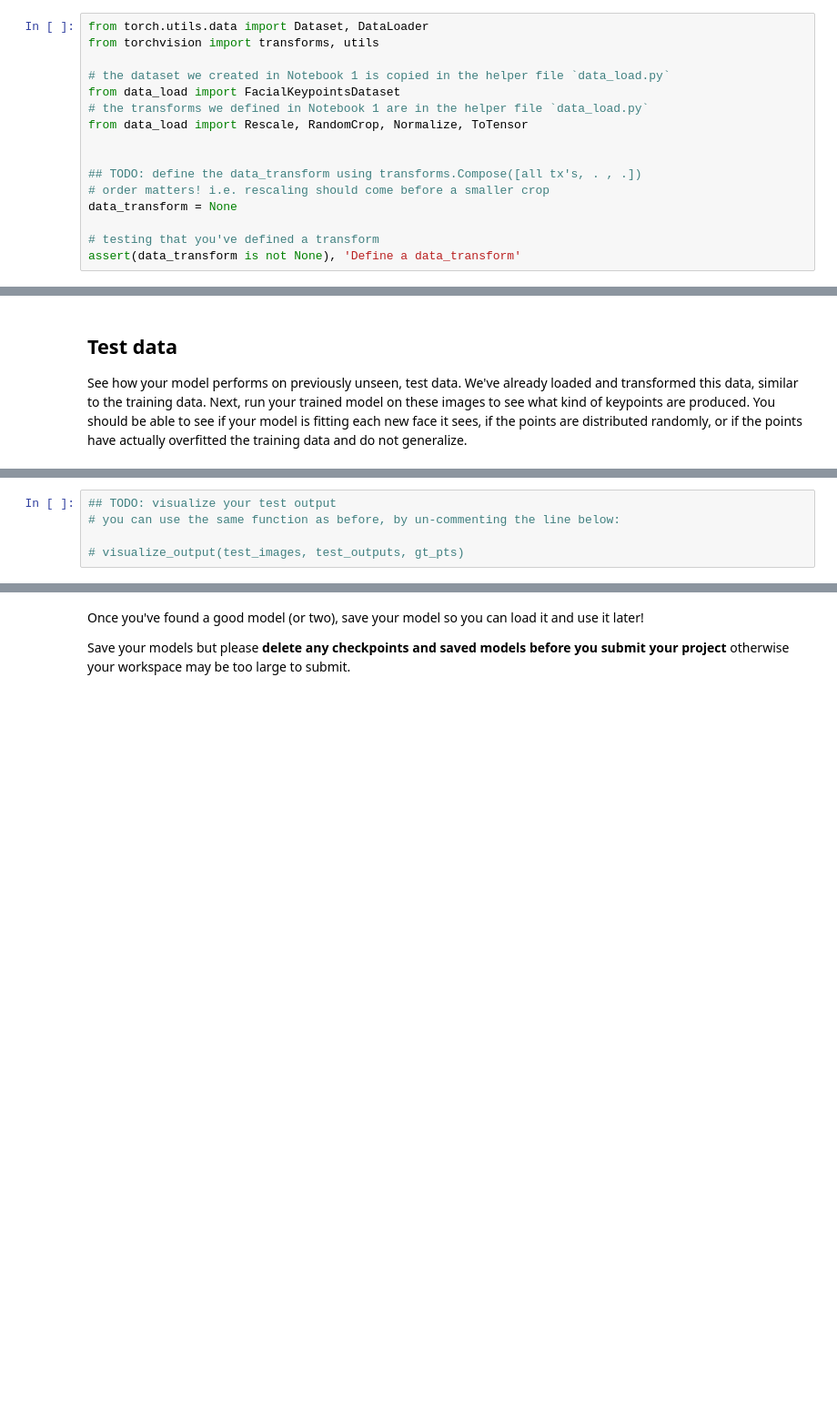
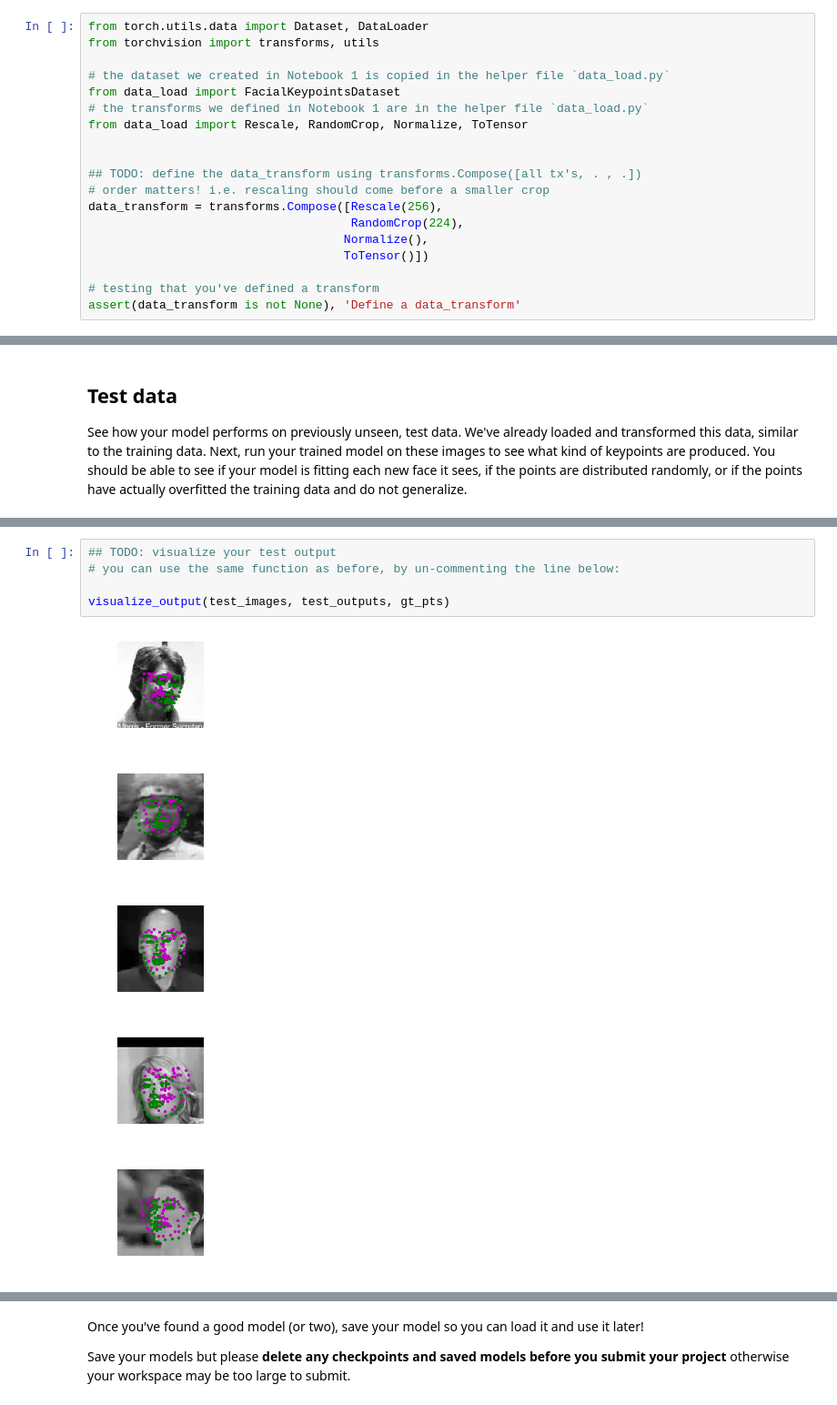
Before and after one commit to shubhra/facial-keypoint-detection, a Jupyter notebook: 2. Define the Network Architecture.ipynb, the cells around one changed output, grey strips where cells are left out. Shown at 91% size. Drawn from its saved outputs; the diff is of its cells as text; blank space fills up the shorter version.

```diff
--- a/2. Define the Network Architecture.ipynb
+++ b/2. Define the Network Architecture.ipynb
@@ -131,7 +160,10 @@ from data_load import Rescale, RandomCrop, Normalize, ToTensor
 
 ## TODO: define the data_transform using transforms.Compose([all tx's, . , .])
 # order matters! i.e. rescaling should come before a smaller crop
-data_transform = None
+data_transform = transforms.Compose([Rescale(256),
+                                     RandomCrop(224),
+                                    Normalize(),
+                                    ToTensor()])
 
 # testing that you've defined a transform
 assert(data_transform is not None), 'Define a data_transform'
@@ -387,5 +464,11 @@ print(gt_pts.size())
 # %%
 ## TODO: visualize your test output
 # you can use the same function as before, by un-commenting the line below:
 
-# visualize_output(test_images, test_outputs, gt_pts)
+visualize_output(test_images, test_outputs, gt_pts)
+# %% [output]
+[figure, added]
+[figure, added]
+[figure, added]
+[figure, added]
+[figure, added]
```
Also changed, not shown: parts of 9 cells of this notebook, 1 other file.
